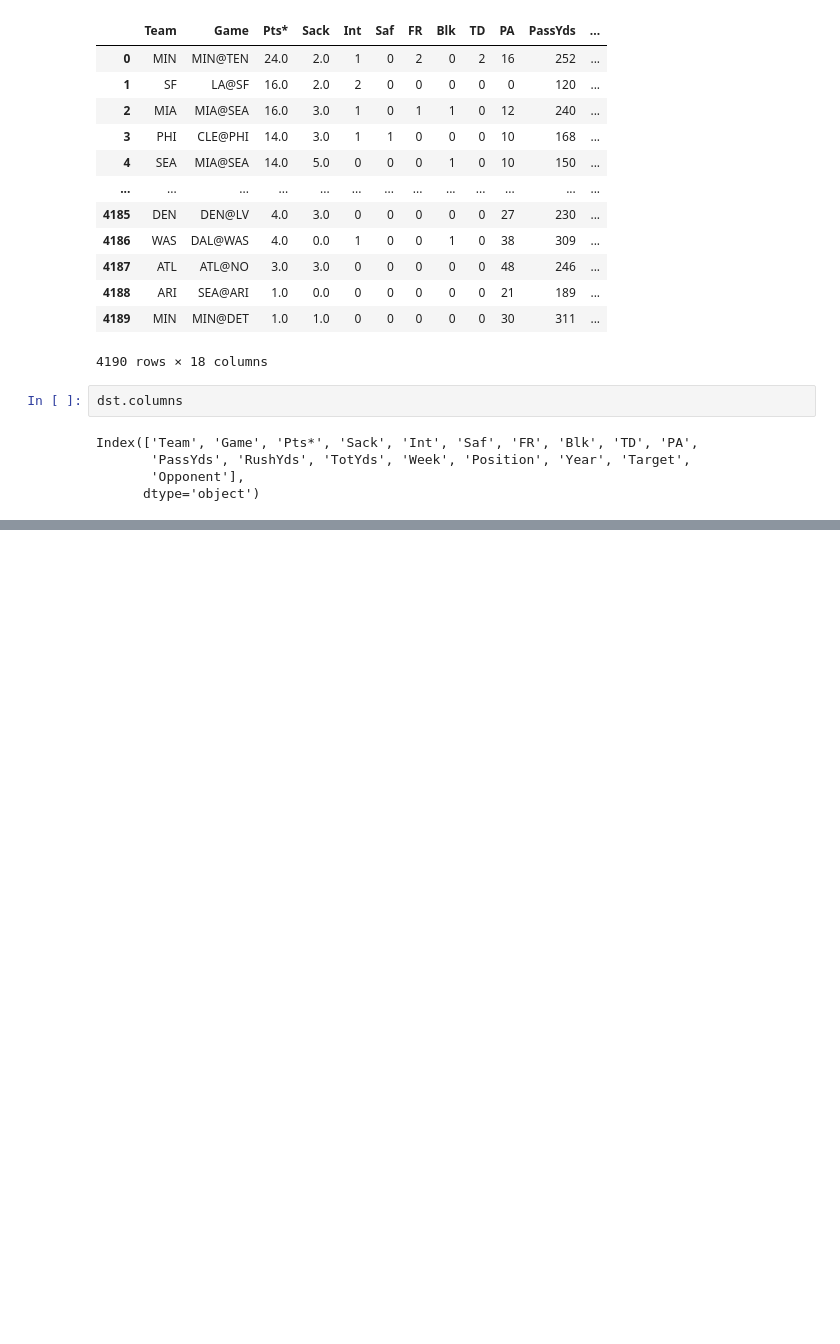
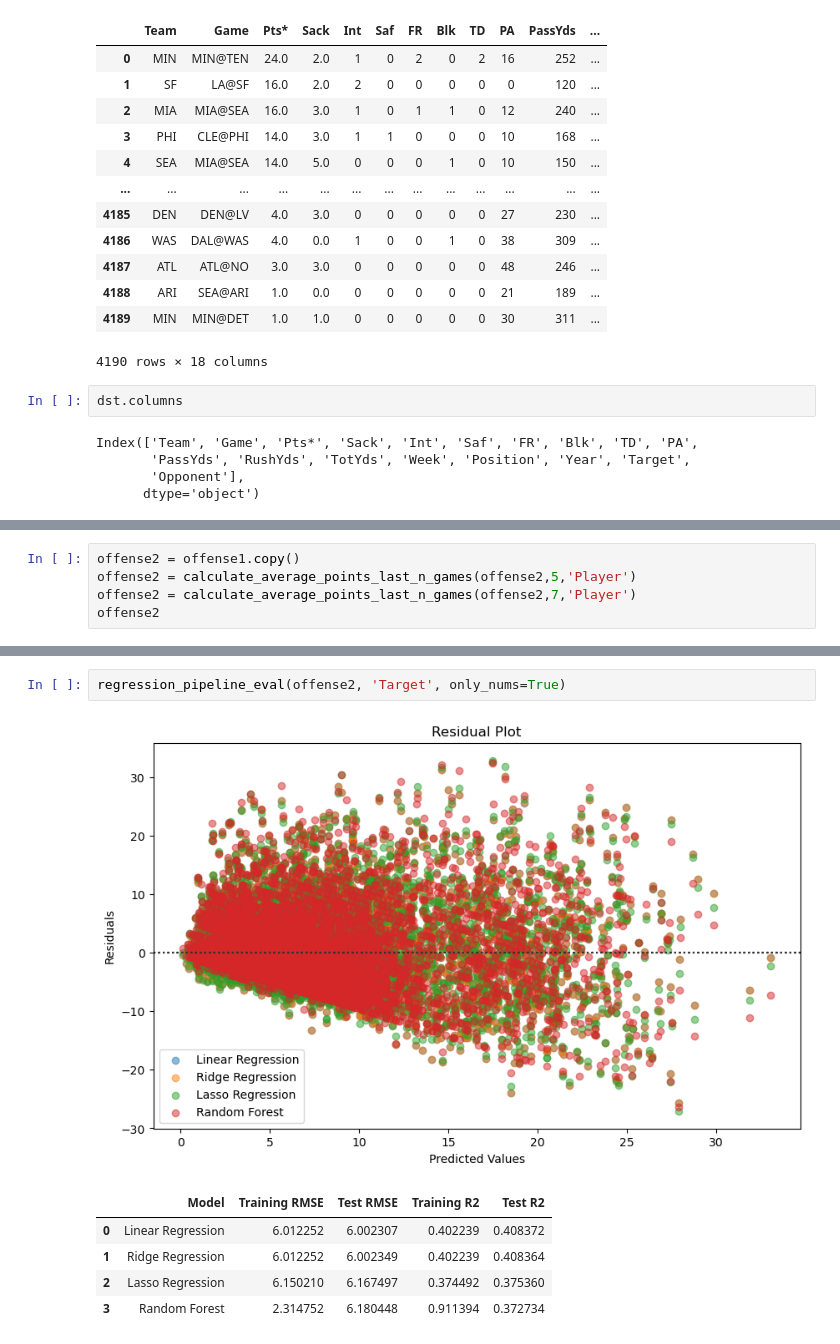
Before and after one commit to ky-flores/Fantasy-Football-Points-Prediction, a Jupyter notebook: Cleaning-Feature Engineering-Modeling.ipynb, the cells around one changed output, grey strips where cells are left out. Drawn from its saved outputs; the diff is of its cells as text; blank space fills up the shorter version.

```diff
--- a/Cleaning-Feature Engineering-Modeling.ipynb
+++ b/Cleaning-Feature Engineering-Modeling.ipynb
@@ -135,0 +402,5 @@ Name: count, dtype: int64
+# %%
+offense2 = offense1.copy()
+offense2 = calculate_average_points_last_n_games(offense2,5,'Player')
+offense2 = calculate_average_points_last_n_games(offense2,7,'Player')
+offense2
@@ -135,0 +421,9 @@ Name: count, dtype: int64
+# %%
+regression_pipeline_eval(offense2, 'Target', only_nums=True)
+# %% [output]
+[figure, added]
+|  | Model | Training RMSE | Test RMSE | Training R2 | Test R2 |
+| 0 | Linear Regression | 6.012252 | 6.002307 | 0.402239 | 0.408372 |
+| 1 | Ridge Regression | 6.012252 | 6.002349 | 0.402239 | 0.408364 |
+| 2 | Lasso Regression | 6.150210 | 6.167497 | 0.374492 | 0.375360 |
+| 3 | Random Forest | 2.314752 | 6.180448 | 0.911394 | 0.372734 |
```
Also changed, not shown: parts of 38 cells of this notebook.
